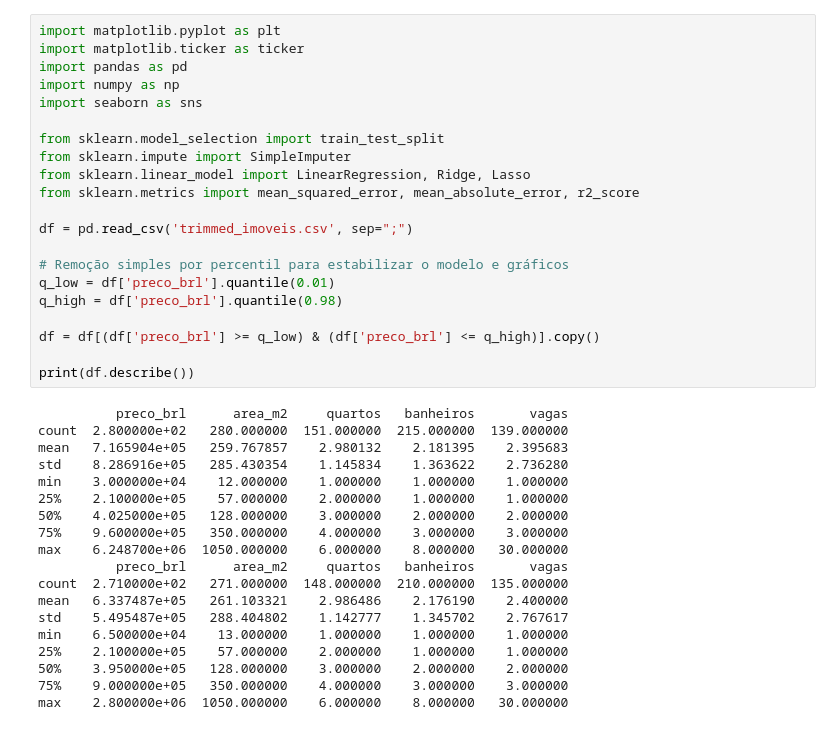
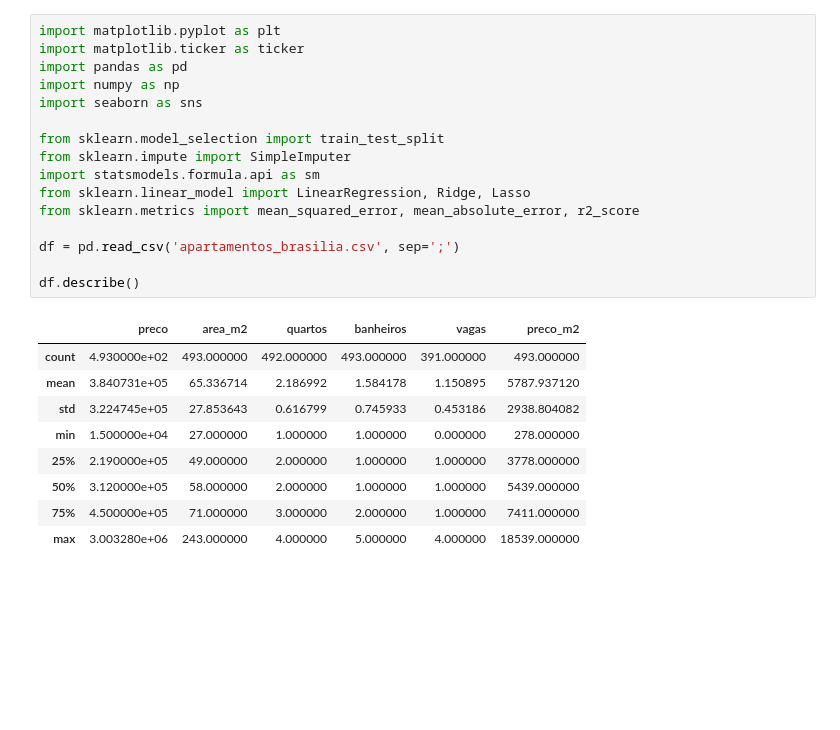
Before and after one commit to Killjoybr/av01-ciencia-dados, a Jupyter notebook: av01.ipynb, the cells around one changed output. Saved outputs shown, nothing was run; the diff lists cells and outputs as text; blank space fills up the shorter version.

```diff
--- a/av01.ipynb
+++ b/av01.ipynb
@@ -1,43 +1,29 @@
 # %%
 import matplotlib.pyplot as plt
 import matplotlib.ticker as ticker
 import pandas as pd
 import numpy as np
 import seaborn as sns
 
 from sklearn.model_selection import train_test_split
 from sklearn.impute import SimpleImputer
+import statsmodels.formula.api as sm
 from sklearn.linear_model import LinearRegression, Ridge, Lasso
 from sklearn.metrics import mean_squared_error, mean_absolute_error, r2_score
 
-df = pd.read_csv('trimmed_imoveis.csv', sep=";")
+df = pd.read_csv('apartamentos_brasilia.csv', sep=';')
 
-# Remoção simples por percentil para estabilizar o modelo e gráficos
-q_low = df['preco_brl'].quantile(0.01)
-q_high = df['preco_brl'].quantile(0.98)
-
-df = df[(df['preco_brl'] >= q_low) & (df['preco_brl'] <= q_high)].copy()
-
-print(df.describe())
+df.describe()
 # %% [output]
-          preco_brl      area_m2     quartos   banheiros       vagas
-count  2.800000e+02   280.000000  151.000000  215.000000  139.000000
-mean   7.165904e+05   259.767857    2.980132    2.181395    2.395683
-std    8.286916e+05   285.430354    1.145834    1.363622    2.736280
-min    3.000000e+04    12.000000    1.000000    1.000000    1.000000
-25%    2.100000e+05    57.000000    2.000000    1.000000    1.000000
-50%    4.025000e+05   128.000000    3.000000    2.000000    2.000000
-75%    9.600000e+05   350.000000    4.000000    3.000000    3.000000
-max    6.248700e+06  1050.000000    6.000000    8.000000   30.000000
-          preco_brl      area_m2     quartos   banheiros       vagas
-count  2.710000e+02   271.000000  148.000000  210.000000  135.000000
-mean   6.337487e+05   261.103321    2.986486    2.176190    2.400000
-std    5.495487e+05   288.404802    1.142777    1.345702    2.767617
-min    6.500000e+04    13.000000    1.000000    1.000000    1.000000
-25%    2.100000e+05    57.000000    2.000000    1.000000    1.000000
-50%    3.950000e+05   128.000000    3.000000    2.000000    2.000000
-75%    9.000000e+05   350.000000    4.000000    3.000000    3.000000
-max    2.800000e+06  1050.000000    6.000000    8.000000   30.000000
+|  | preco | area_m2 | quartos | banheiros | vagas | preco_m2 |
+| count | 4.930000e+02 | 493.000000 | 492.000000 | 493.000000 | 391.000000 | 493.000000 |
+| mean | 3.840731e+05 | 65.336714 | 2.186992 | 1.584178 | 1.150895 | 5787.937120 |
+| std | 3.224745e+05 | 27.853643 | 0.616799 | 0.745933 | 0.453186 | 2938.804082 |
+| min | 1.500000e+04 | 27.000000 | 1.000000 | 1.000000 | 0.000000 | 278.000000 |
+| 25% | 2.190000e+05 | 49.000000 | 2.000000 | 1.000000 | 1.000000 | 3778.000000 |
+| 50% | 3.120000e+05 | 58.000000 | 2.000000 | 1.000000 | 1.000000 | 5439.000000 |
+| 75% | 4.500000e+05 | 71.000000 | 3.000000 | 2.000000 | 1.000000 | 7411.000000 |
+| max | 3.003280e+06 | 243.000000 | 4.000000 | 5.000000 | 4.000000 | 18539.000000 |
 # %%
 plt.style.use('seaborn-v0_8-paper')
 fig, axes = plt.subplots(1, 2, figsize=(12, 6))
```
Also changed, not shown: parts of 8 cells of this notebook.
